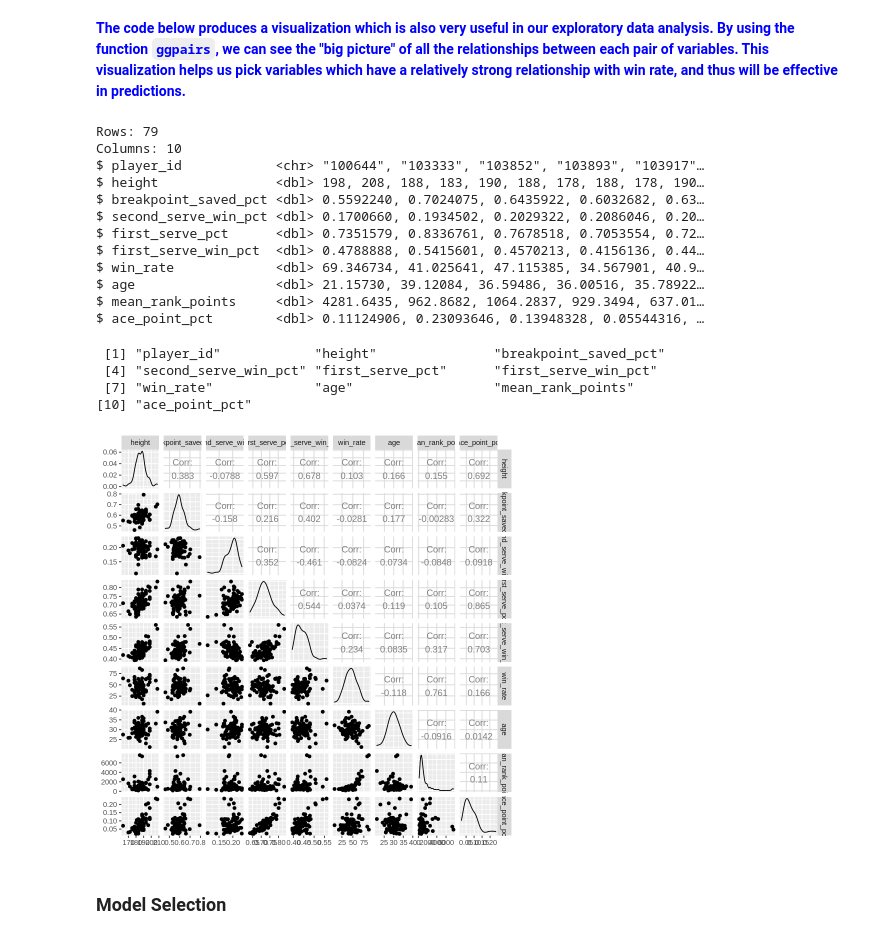
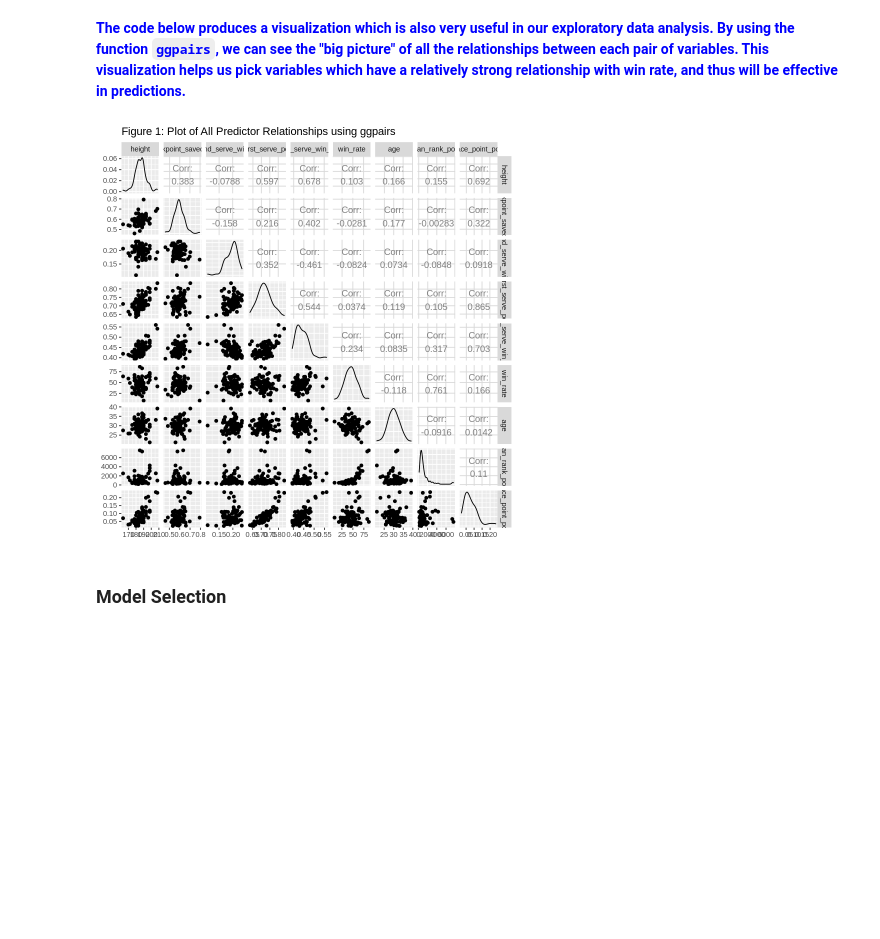
Before and after one commit to SimonYYL/DSCI_100_group19_group_project, a Jupyter notebook: Group_19_Final_Report.ipynb, the cells around one changed output. Drawn from its saved outputs; the diff is of its cells as text; code cells hidden in the pictures; blank space fills up the shorter version.

Commit message:
Add to discussion and add figure numbers

```diff
--- a/Group_19_Final_Report.ipynb
+++ b/Group_19_Final_Report.ipynb
@@ -217,31 +199,11 @@ A tibble: 1 × 9
 # %%
 player_ggpairs <- player_train %>%
     select(-player_id) %>%
-    ggpairs()
-
-glimpse(player_train)
-
-colnames(player_train)
+    ggpairs(title = "Figure 1: Plot of All Predictor Relationships using ggpairs")
 
 player_ggpairs
 # %% [output]
-Rows: 79
-Columns: 10
-$ player_id            <chr> "100644", "103333", "103852", "103893", "103917"…
-$ height               <dbl> 198, 208, 188, 183, 190, 188, 178, 188, 178, 190…
-$ breakpoint_saved_pct <dbl> 0.5592240, 0.7024075, 0.6435922, 0.6032682, 0.63…
-$ second_serve_win_pct <dbl> 0.1700660, 0.1934502, 0.2029322, 0.2086046, 0.20…
-$ first_serve_pct      <dbl> 0.7351579, 0.8336761, 0.7678518, 0.7053554, 0.72…
-$ first_serve_win_pct  <dbl> 0.4788888, 0.5415601, 0.4570213, 0.4156136, 0.44…
-$ win_rate             <dbl> 69.346734, 41.025641, 47.115385, 34.567901, 40.9…
-$ age                  <dbl> 21.15730, 39.12084, 36.59486, 36.00516, 35.78922…
-$ mean_rank_points     <dbl> 4281.6435, 962.8682, 1064.2837, 929.3494, 637.01…
-$ ace_point_pct        <dbl> 0.11124906, 0.23093646, 0.13948328, 0.05544316, …
- [1] "player_id"            "height"               "breakpoint_saved_pct"
- [4] "second_serve_win_pct" "first_serve_pct"      "first_serve_win_pct"
- [7] "win_rate"             "age"                  "mean_rank_points"
-[10] "ace_point_pct"
-[figure, old version]
+[figure, new version]
 # %% [markdown]
 ### Model Selection
 # %% [markdown]
```
Also changed, not shown: parts of 10 cells of this notebook.
